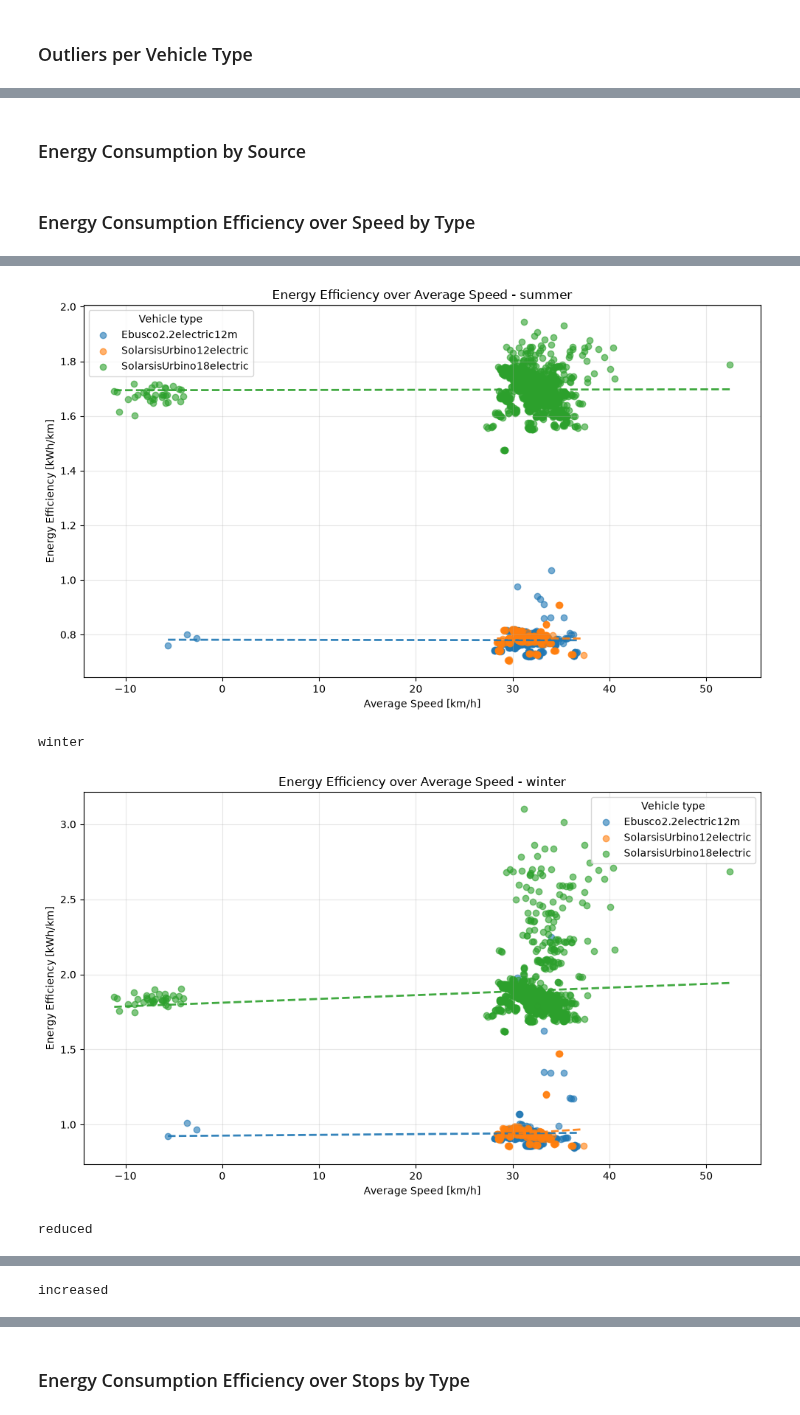
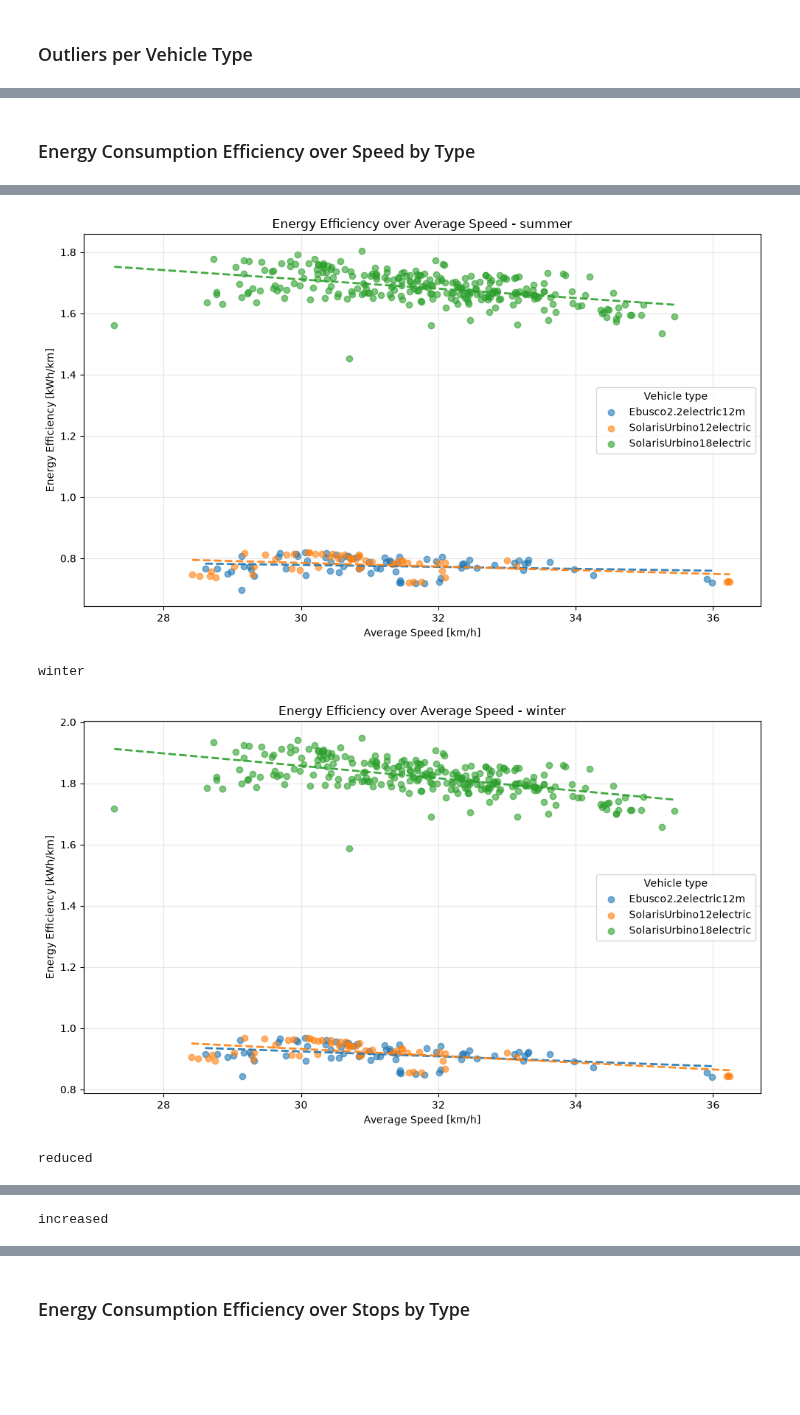
Before and after one commit to sven-vorg/best-ebus, a Jupyter notebook: scenario/eBuS/analysis/vehicles/vehicle_analysis.ipynb, the cells around one changed output, grey strips where cells are left out. Drawn from its saved outputs; the diff is of its cells as text; code cells hidden in the pictures; blank space fills up the shorter version.

```diff
--- a/scenario/eBuS/analysis/vehicles/vehicle_analysis.ipynb
+++ b/scenario/eBuS/analysis/vehicles/vehicle_analysis.ipynb
@@ -8,5 +8,6 @@ import numpy as np
 # %%
 PALETTE = ["#4C72B0", "#DD8452", "#55A868", "#C44E52", "#8172B2", "#937860"]
 DATABASE_PATH = "../../database/eBuS.duckdb"
-OUTPUT_PATH = Path(r"C:\Users\Ralop\Nextcloud\Masterarbeit\Grafiken\NewPlots")
+#OUTPUT_PATH = Path(r"C:\Users\Ralop\Nextcloud\Masterarbeit\Grafiken\NewPlots")
+OUTPUT_PATH = Path(r"C:\Users\svens\Nextcloud\Masterarbeit\Grafiken\FinalPlots")
 VEHICLE_DICT = {"Ebusco2.2electric12m": "Ebusco 2.2", "SolarisUrbino12electric": "Urbino 12", "SolarisUrbino18electric": "Urbino 18"}
@@ -144,6 +29,7 @@ df = con.execute("""
         seed
     FROM multirun_tripinfo
     WHERE scenario IN ('summer', 'winter', 'reduced', 'increased')
+    AND seed = 65
 """).fetchdf()
 
 con.close()
@@ -260,6 +146,7 @@ df = con.execute("""
         seed
     FROM multirun_tripinfo
     WHERE scenario IN ('summer', 'winter', 'reduced', 'increased')
+    AND seed = 65
 """).fetchdf()
 
 con.close()
@@ -272,11 +159,11 @@ df["energy_efficiency"] = (
 )
 
 
-for scenario in ["summer", "winter", "reduced", "increased"]:
+for scenario in ["summer", "winter", "increased", "reduced"]:
 
     subset = df[df["scenario"] == scenario].copy()
 
-    fig, ax = plt.subplots(figsize=(13, 8))
+    fig, ax = plt.subplots(figsize=(11, 8))
 
     # Vehicle types
     vtypes = sorted(subset["tripinfo_vType"].dropna().unique())
@@ -297,25 +184,24 @@ for scenario in ["summer", "winter", "reduced", "increased"]:
         boxplot_data,
         positions=positions,
         patch_artist=True,
-        medianprops=dict(color="black", linewidth=1.5)
+        medianprops=dict(color="black", linewidth=1.5),
+        label=vtypes,
     )
 
     # Colors
     cmap = plt.get_cmap("tab10")
 
-    for i, box in enumerate(bp["boxes"]):
+    for i, (box, vtype) in enumerate(zip(bp["boxes"], vtypes)):
         box.set_facecolor(cmap(i % 10))
         box.set_alpha(0.7)
+        box.set_label(f"{VEHICLE_DICT.get(vtype, vtype)}")
 
-    ax.set_xticks(positions)
-    ax.set_xticklabels(
-        [VEHICLE_DICT.get(vtype, vtype) for vtype in vtypes],
-        rotation=45,
-        ha="right"
-    )
+    ax.legend(title="Vehicle Type", fontsize=16, title_fontsize=18,)
+    ax.set_xticks([])
+    ax.set_xlabel("")
 
-    ax.set_xlabel("Vehicle Type")
-    ax.set_ylabel("Energy Efficiency [kWh/km]")
+    ax.set_ylabel("Energy Efficiency [kWh/km]", fontsize=18)
+    ax.tick_params(axis='y', labelsize=18)
     ax.grid(axis="y", alpha=0.3)
 
 
@@ -353,7 +239,7 @@ for scenario in ["summer", "winter", "reduced", "increased"]:
         bbox_inches="tight"
     )
 
-    plt.show()
+    #plt.show()
     plt.close(fig)
 
     print(f"\nSaved: {output_file}")
@@ -578,5 +408,3 @@ Urbino 12: 16 outliers / 245 trips (6.5%)
-# %% [markdown]
-### Energy Consumption by Source
 # %% [markdown]
 ### Energy Consumption Efficiency over Speed by Type
 # %%
@@ -597,6 +425,7 @@ def energy_efficiency_over_avg_speed():
                 scenario,
                 seed
             FROM multirun_tripinfo
+            WHERE seed = 65
         """).fetchdf()
         con.close()
 
@@ -702,6 +531,6 @@ max      94986.000000
 Name: tripinfo_stopTime, dtype: float64
 summer
-[figure, old version]
+[figure, new version]
 winter
-[figure, old version]
+[figure, new version]
 reduced
```
Also changed, not shown: parts of 10 cells of this notebook, 12 other files.
